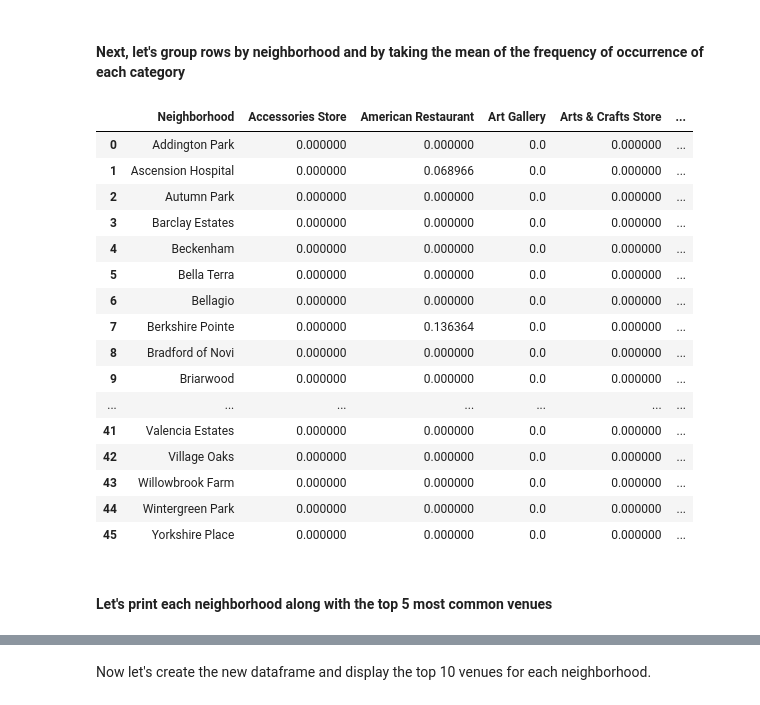
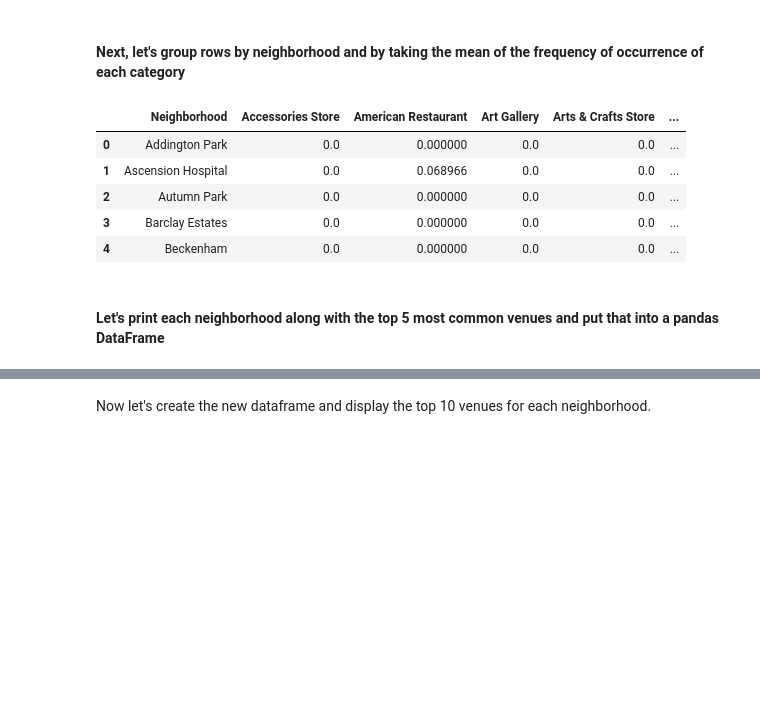
Before and after one commit to yunjcai/Segmenting-and-Clustering-Neighborhoods-in-Novi-MI, a Jupyter notebook: Segmenting and Clustering Neighborhoods in Novi.ipynb, the cells around one changed output, grey strips where cells are left out. Drawn from its saved outputs; the diff is of its cells as text; code cells hidden in the pictures; blank space fills up the shorter version.

```diff
--- a/Segmenting and Clustering Neighborhoods in Novi.ipynb
+++ b/Segmenting and Clustering Neighborhoods in Novi.ipynb
@@ -635,24 +517,13 @@ novi_onehot.shape
 #### Next, let's group rows by neighborhood and by taking the mean of the frequency of occurrence of each category
 # %%
 novi_grouped = novi_onehot.groupby('Neighborhood').mean().reset_index()
-novi_grouped
+novi_grouped.head()
 # %% [output]
 |  | Neighborhood | Accessories Store | American Restaurant | Art Gallery | Arts & Crafts Store | ... |
-| 0 | Addington Park | 0.000000 | 0.000000 | 0.0 | 0.000000 | ... |
-| 1 | Ascension Hospital | 0.000000 | 0.068966 | 0.0 | 0.000000 | ... |
-| 2 | Autumn Park | 0.000000 | 0.000000 | 0.0 | 0.000000 | ... |
-| 3 | Barclay Estates | 0.000000 | 0.000000 | 0.0 | 0.000000 | ... |
-| 4 | Beckenham | 0.000000 | 0.000000 | 0.0 | 0.000000 | ... |
-| 5 | Bella Terra | 0.000000 | 0.000000 | 0.0 | 0.000000 | ... |
-| 6 | Bellagio | 0.000000 | 0.000000 | 0.0 | 0.000000 | ... |
-| 7 | Berkshire Pointe | 0.000000 | 0.136364 | 0.0 | 0.000000 | ... |
-| 8 | Bradford of Novi | 0.000000 | 0.000000 | 0.0 | 0.000000 | ... |
-| 9 | Briarwood | 0.000000 | 0.000000 | 0.0 | 0.000000 | ... |
-| ... | ... | ... | ... | ... | ... | ... |
-| 41 | Valencia Estates | 0.000000 | 0.000000 | 0.0 | 0.000000 | ... |
-| 42 | Village Oaks | 0.000000 | 0.000000 | 0.0 | 0.000000 | ... |
-| 43 | Willowbrook Farm | 0.000000 | 0.000000 | 0.0 | 0.000000 | ... |
-| 44 | Wintergreen Park | 0.000000 | 0.000000 | 0.0 | 0.000000 | ... |
-| 45 | Yorkshire Place | 0.000000 | 0.000000 | 0.0 | 0.000000 | ... |
+| 0 | Addington Park | 0.0 | 0.000000 | 0.0 | 0.0 | ... |
+| 1 | Ascension Hospital | 0.0 | 0.068966 | 0.0 | 0.0 | ... |
+| 2 | Autumn Park | 0.0 | 0.000000 | 0.0 | 0.0 | ... |
+| 3 | Barclay Estates | 0.0 | 0.000000 | 0.0 | 0.0 | ... |
+| 4 | Beckenham | 0.0 | 0.000000 | 0.0 | 0.0 | ... |
 # %% [markdown]
-#### Let's print each neighborhood along with the top 5 most common venues
+#### Let's print each neighborhood along with the top 5 most common venues and put that into a pandas DataFrame
```
Also changed, not shown: parts of 41 cells of this notebook.
